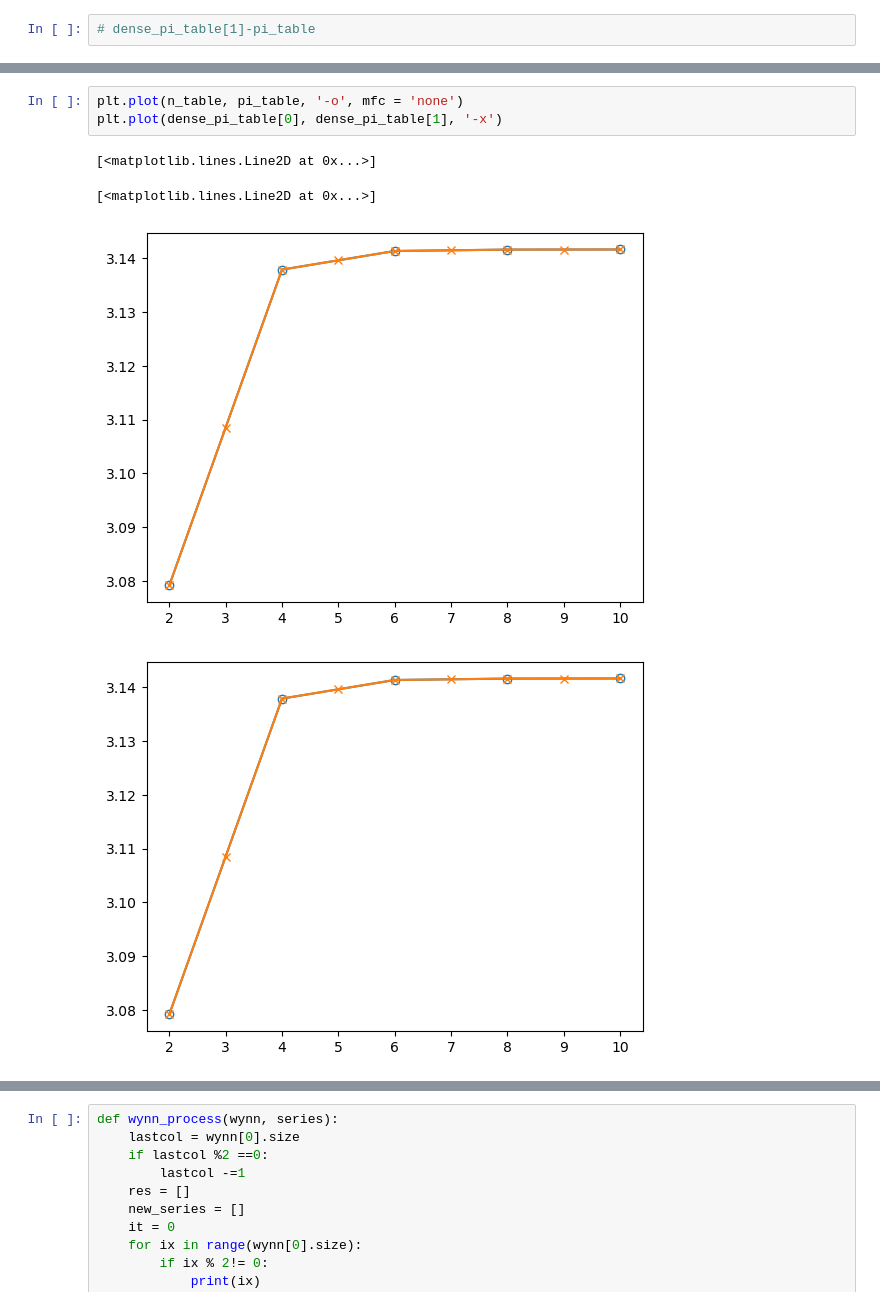
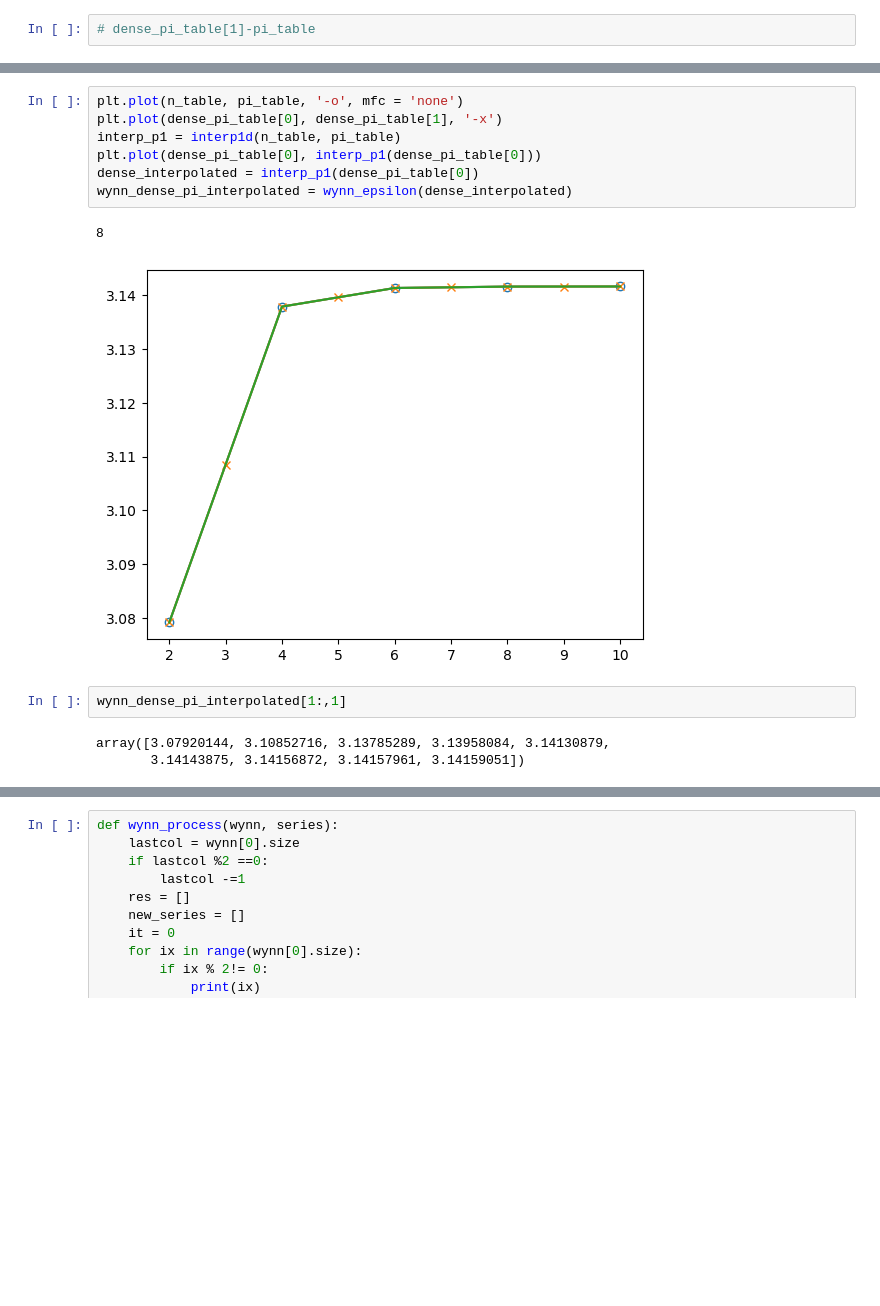
Before and after one commit to wbennett39/Nested_SN, a Jupyter notebook: CC_Nested.ipynb, the cells around one changed output, grey strips where cells are left out. Drawn from its saved outputs; the diff is of its cells as text; blank space fills up the shorter version.

```diff
--- a/CC_Nested.ipynb
+++ b/CC_Nested.ipynb
@@ -825,11 +734,18 @@ array([0.00000000e+00, 3.14159051e+00, 4.58820908e+04, 3.14159251e+00,
 # %%
 plt.plot(n_table, pi_table, '-o', mfc = 'none')
 plt.plot(dense_pi_table[0], dense_pi_table[1], '-x')
+interp_p1 = interp1d(n_table, pi_table)
+plt.plot(dense_pi_table[0], interp_p1(dense_pi_table[0]))
+dense_interpolated = interp_p1(dense_pi_table[0])
+wynn_dense_pi_interpolated = wynn_epsilon(dense_interpolated)
 # %% [output]
-[<matplotlib.lines.Line2D at 0x...>]
+8
-[<matplotlib.lines.Line2D at 0x...>]
-[figure, old version]
+[figure, new version]
-[figure, removed]
+# %%
+wynn_dense_pi_interpolated[1:,1]
+# %% [output]
+array([3.07920144, 3.10852716, 3.13785289, 3.13958084, 3.14130879,
+       3.14143875, 3.14156872, 3.14157961, 3.14159051])
 # %%
 ns_dense, res_dense = wynn_process(wynn_dense_pi, dense_pi_table[0])
 ns_sparse, res_sparse = wynn_process(wynn_sparse_pi, n_table)
```
Also changed, not shown: parts of 43 cells of this notebook, 21 other files.
